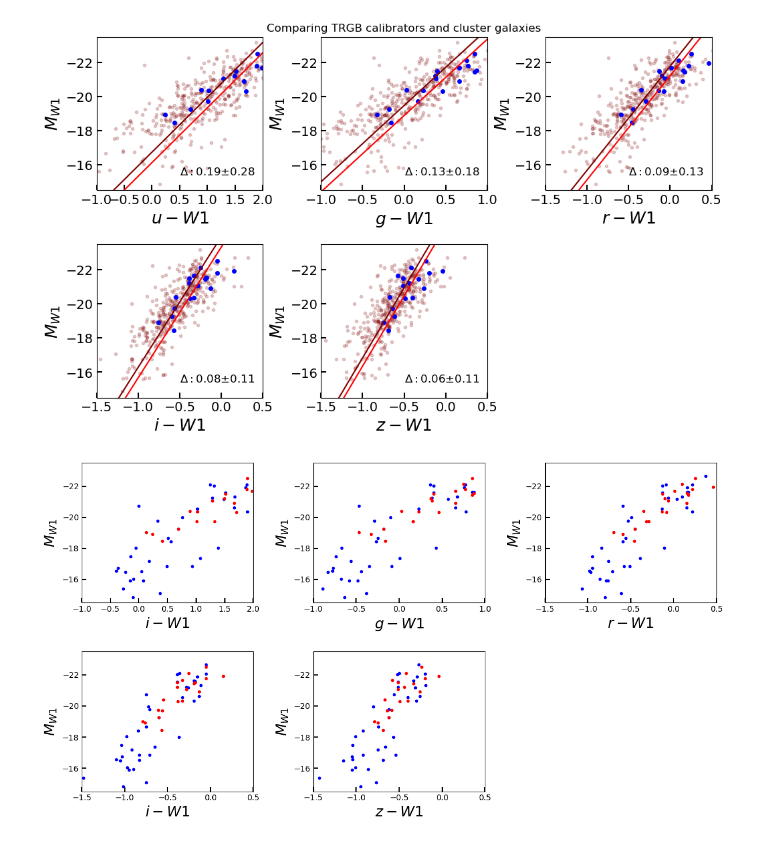
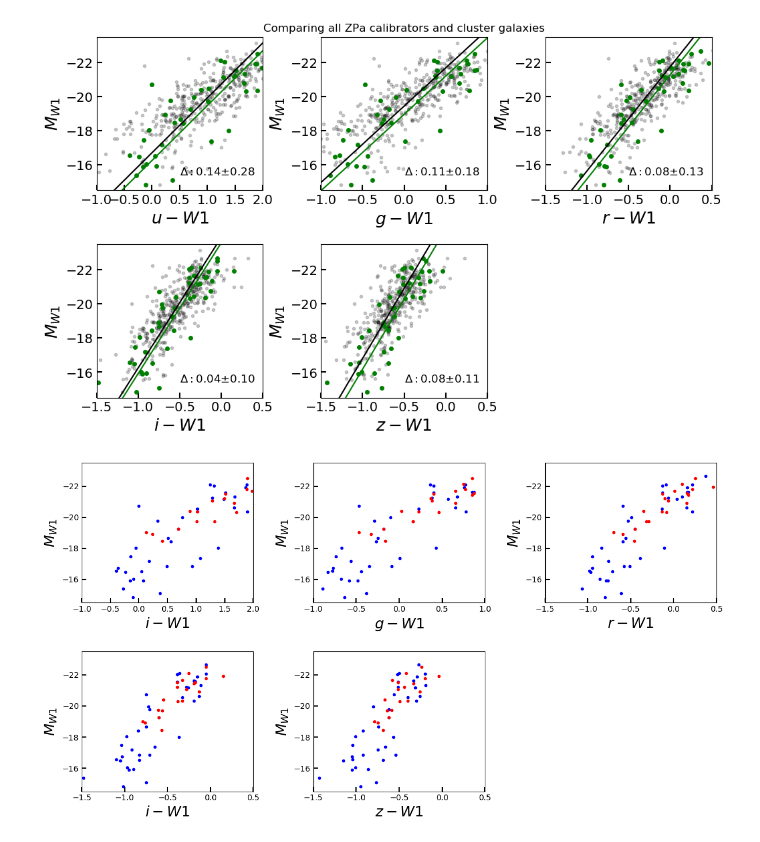
Before and after one commit to ekourkchi/TFcalibrators, a Jupyter notebook: i_clusters.ipynb, the cells around one changed output. Saved outputs shown, nothing was run; the diff lists cells and outputs as text; code cells hidden in the pictures.

```diff
--- a/i_clusters.ipynb
+++ b/i_clusters.ipynb
@@ -345,6 +376,7 @@ fig, ax, g_Clusters, S_ZP, g_zp_calibs = makeTF(table, pgcFaint=I_maglim, calib_
                                  band=band, makePlot=True,
                                             addSouth=False,
                                             getZPcalib=True,
-                                            OP_IR = True
+                                            OP_IR = True,
+                                            manualInput=manualInput
                                            )
 # %% [output]
@@ -356,6 +389,7 @@ fig, ax, w1_Clusters, S_ZP, w1_zp_calibs = makeTF(table, pgcFaint=I_maglim, cali
                                  band=band, makePlot=True,
                                             addSouth=False,
                                             getZPcalib=True,
-                                            OP_IR = True
+                                            OP_IR = True,
+                                            manualInput=manualInput
                                            )
 # %% [output]
@@ -367,6 +402,7 @@ fig, ax, w2_Clusters, S_ZP, w2_zp_calibs = makeTF(table, pgcFaint=I_maglim, cali
                                  band=band, makePlot=True,
                                             addSouth=False,
                                             getZPcalib=True,
-                                            OP_IR = True
+                                            OP_IR = True,
+                                            manualInput=manualInput
                                            )
 # %% [output]
@@ -378,6 +415,7 @@ fig, ax, z_Clusters, S_ZP, z_zp_calibs = makeTF(table, pgcFaint=I_maglim, calib_
                                  band=band, makePlot=True,
                                             addSouth=False,
                                             getZPcalib=True,
-                                            OP_IR = True
+                                            OP_IR = True,
+                                            manualInput=manualInput
                                            )
 # %% [output]
@@ -781,7 +820,7 @@ for key in colorD:
     try:
         logW = colorD[key]['logWimx']
         i_w1 = colorD[key]['u']-colorD[key]['w1']
-        ax.plot(i_w1, colorD[key]['Mw1'], '.', alpha=0.2, color='maroon')
+        ax.plot(i_w1, colorD[key]['Mw1'], '.', alpha=0.2, color='k')
         C_col.append(i_w1)
         C_w.append(colorD[key]['Mw1'])
     except:
@@ -793,7 +832,7 @@ for key in colorZ:
     try:
         logW = colorZ[key]['logWimx']
         i_w1 = colorZ[key]['u']-colorZ[key]['w1']
-        ax.plot(i_w1, colorZ[key]['Mw1'], 'b.', ms=8)
+        ax.plot(i_w1, colorZ[key]['Mw1'], 'g.', ms=8)
         Z_col.append(i_w1)
         Z_w.append(colorZ[key]['Mw1'])
     except:
@@ -810,13 +849,13 @@ print cov
 be2 = cov[1,1]
 print b, np.sqrt(be2)
 y = np.linspace(-14.5,-23.5,20)
-ax.plot(m*y+b, y, 'r', color='maroon')
+ax.plot(m*y+b, y, '-', color='k')
 
 fit, cov = curve_fit(linfit_m, m*Z_w, Z_col, sigma=Z_col*0+0.1)
 b0 = fit[0]
 b0e2 = cov[0][0]
 print b0, np.sqrt(b0e2)
-ax.plot(m*y+b0, y, 'r', color='red')
+ax.plot(m*y+b0, y, '-', color='g')
 
 delta =  b0-b
 delta_e = np.sqrt(b0e2+be2)
@@ -857,7 +896,7 @@ for key in colorD:
     try:
         logW = colorD[key]['logWimx']
         i_w1 = colorD[key]['g']-colorD[key]['w1']
-        ax.plot(i_w1, colorD[key]['Mw1'], '.', alpha=0.2, color='maroon')
+        ax.plot(i_w1, colorD[key]['Mw1'], '.', alpha=0.2, color='k')
         C_col.append(i_w1)
         C_w.append(colorD[key]['Mw1'])
     except:
@@ -869,7 +908,7 @@ for key in colorZ:
     try:
         logW = colorZ[key]['logWimx']
         i_w1 = colorZ[key]['g']-colorZ[key]['w1']
-        ax.plot(i_w1, colorZ[key]['Mw1'], 'b.', ms=8)
+        ax.plot(i_w1, colorZ[key]['Mw1'], 'g.', ms=8)
         Z_col.append(i_w1)
         Z_w.append(colorZ[key]['Mw1'])
     except:
@@ -886,13 +925,13 @@ print cov
 be2 = cov[1,1]
 print b, np.sqrt(be2)
 y = np.linspace(-14.5,-23.5,20)
-ax.plot(m*y+b, y, 'r', color='maroon')
+ax.plot(m*y+b, y, '-', color='k')
 
 fit, cov = curve_fit(linfit_m, m*Z_w, Z_col, sigma=Z_col*0+0.1)
 b0 = fit[0]
 b0e2 = cov[0][0]
 print b0, np.sqrt(b0e2)
-ax.plot(m*y+b0, y, 'r', color='red')
+ax.plot(m*y+b0, y, '-', color='g')
 
 delta =  b0-b
 delta_e = np.sqrt(b0e2+be2)
@@ -921,7 +960,7 @@ for tick in ax.yaxis.get_major_ticks():
                 tick.label.set_fontsize(14)
 
 ##################################################################
-plt.title("Comparing TRGB calibrators and cluster galaxies")
+plt.title("Comparing all ZPa calibrators and cluster galaxies")
 ##################################################################
 ax = plt.subplot(gs[p]); p+=1
 
@@ -931,7 +970,7 @@ for key in colorD:
     try:
         logW = colorD[key]['logWimx']
         i_w1 = colorD[key]['r']-colorD[key]['w1']
-        ax.plot(i_w1, colorD[key]['Mw1'], '.', alpha=0.2, color='maroon')
+        ax.plot(i_w1, colorD[key]['Mw1'], '.', alpha=0.2, color='k')
         C_col.append(i_w1)
         C_w.append(colorD[key]['Mw1'])
     except:
@@ -943,7 +982,7 @@ for key in colorZ:
     try:
         logW = colorZ[key]['logWimx']
         i_w1 = colorZ[key]['r']-colorZ[key]['w1']
-        ax.plot(i_w1, colorZ[key]['Mw1'], 'b.', ms=8)
+        ax.plot(i_w1, colorZ[key]['Mw1'], 'g.', ms=8)
         Z_col.append(i_w1)
         Z_w.append(colorZ[key]['Mw1'])
     except:
@@ -960,13 +999,13 @@ print cov
 be2 = cov[1,1]
 print b, np.sqrt(be2)
 y = np.linspace(-14.5,-23.5,20)
-ax.plot(m*y+b, y, 'r', color='maroon')
+ax.plot(m*y+b, y, '-', color='k')
 
 fit, cov = curve_fit(linfit_m, m*Z_w, Z_col, sigma=Z_col*0+0.1)
 b0 = fit[0]
 b0e2 = cov[0][0]
 print b0, np.sqrt(b0e2)
-ax.plot(m*y+b0, y, 'r', color='red')
+ax.plot(m*y+b0, y, '-', color='g')
 
 delta =  b0-b
 delta_e = np.sqrt(b0e2+be2)
@@ -1003,7 +1042,7 @@ C_w = []
 for key in colorD:
     logW = colorD[key]['logWimx']
     i_w1 = colorD[key]['i']-colorD[key]['w1']
-    ax.plot(i_w1, colorD[key]['Mw1'], '.', alpha=0.2, color='maroon')
+    ax.plot(i_w1, colorD[key]['Mw1'], '.', alpha=0.2, color='k')
     C_col.append(i_w1)
     C_w.append(colorD[key]['Mw1'])
 
@@ -1012,7 +1051,7 @@ Z_w = []
 for key in colorZ:
     logW = colorZ[key]['logWimx']
     i_w1 = colorZ[key]['i']-colorZ[key]['w1']
-    ax.plot(i_w1, colorZ[key]['Mw1'], 'b.', ms=8)
+    ax.plot(i_w1, colorZ[key]['Mw1'], 'g.', ms=8)
     Z_col.append(i_w1)
     Z_w.append(colorZ[key]['Mw1'])
 
@@ -1027,13 +1066,13 @@ print cov
 be2 = cov[1,1]
 print b, np.sqrt(be2)
 y = np.linspace(-14.5,-23.5,20)
-ax.plot(m*y+b, y, 'r', color='maroon')
+ax.plot(m*y+b, y, '-', color='k')
 
 fit, cov = curve_fit(linfit_m, m*Z_w, Z_col, sigma=Z_col*0+0.1)
 b0 = fit[0]
 b0e2 = cov[0][0]
 print b0, np.sqrt(b0e2)
-ax.plot(m*y+b0, y, 'r', color='red')
+ax.plot(m*y+b0, y, '-', color='g')
 
 delta =  b0-b
 delta_e = np.sqrt(b0e2+be2)
@@ -1074,7 +1113,7 @@ for key in colorD:
     try:
         logW = colorD[key]['logWimx']
         i_w1 = colorD[key]['z']-colorD[key]['w1']
-        ax.plot(i_w1, colorD[key]['Mw1'], '.', alpha=0.2, color='maroon')
+        ax.plot(i_w1, colorD[key]['Mw1'], '.', alpha=0.2, color='k')
         C_col.append(i_w1)
         C_w.append(colorD[key]['Mw1'])
     except:
@@ -1086,7 +1125,7 @@ for key in colorZ:
     try:
         logW = colorZ[key]['logWimx']
         i_w1 = colorZ[key]['z']-colorZ[key]['w1']
-        ax.plot(i_w1, colorZ[key]['Mw1'], 'b.', ms=8)
+        ax.plot(i_w1, colorZ[key]['Mw1'], 'g.', ms=8)
         Z_col.append(i_w1)
         Z_w.append(colorZ[key]['Mw1'])
     except:
@@ -1103,13 +1142,13 @@ print cov
 be2 = cov[1,1]
 print b, np.sqrt(be2)
 y = np.linspace(-14.5,-23.5,20)
-ax.plot(m*y+b, y, 'r', color='maroon')
+ax.plot(m*y+b, y, '-', color='black')
 
 fit, cov = curve_fit(linfit_m, m*Z_w, Z_col)
 b0 = fit[0]
 b0e2 = cov[0][0]
 print b0, np.sqrt(b0e2)
-ax.plot(m*y+b0, y, 'r', color='red')
+ax.plot(m*y+b0, y, '-', color='green')
 
 delta =  b0-b
 delta_e = np.sqrt(b0e2+be2)
@@ -1166,4 +1205,4 @@ plt.subplots_adjust(hspace=0.35, wspace=0.35)
-[figure, old version]
+[figure, new version]
 # %%
 fig = py.figure(figsize=(12, 10), dpi=100)
 fig.subplots_adjust(wspace=0, top=0.97, bottom=0.07, left=0.06, right=0.98)
```
Also changed, not shown: parts of 26 cells of this notebook, 1 other file.
